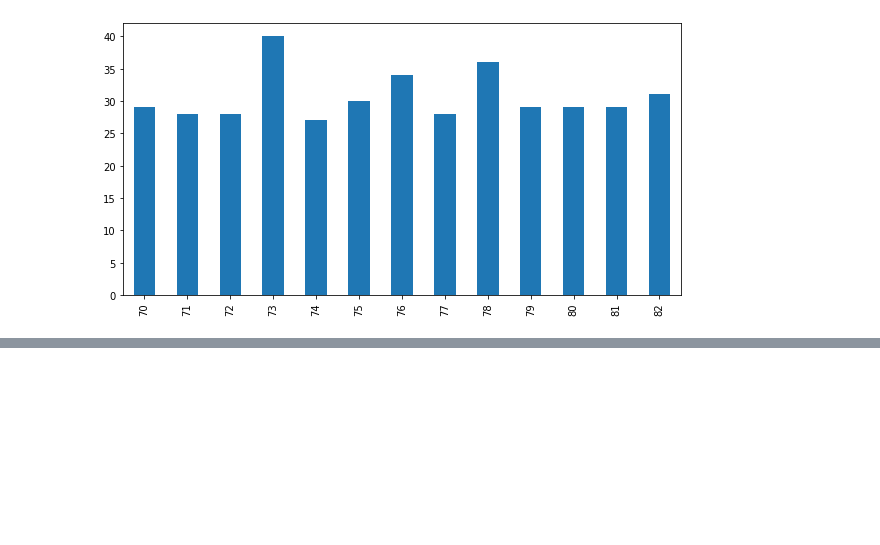
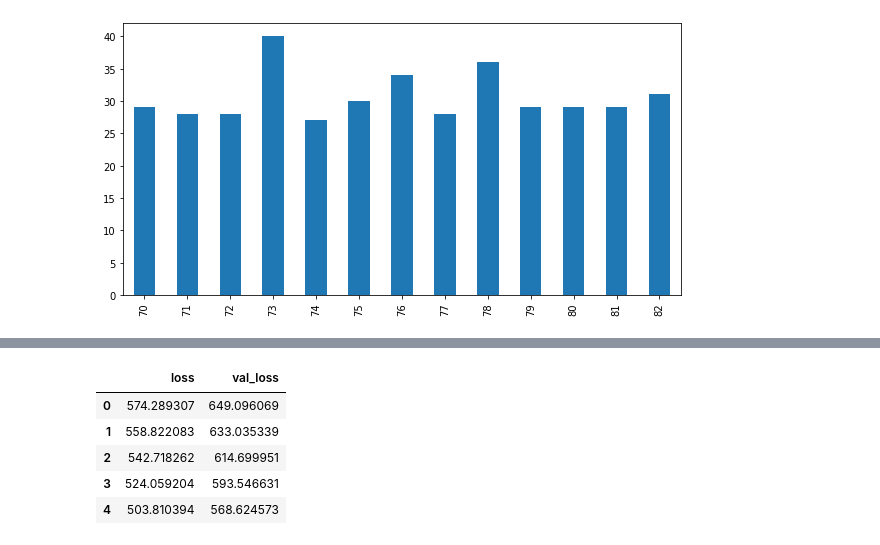
Before and after one commit to FabianAndersson17/Deep_learning_Fabian_Andersson, a Jupyter notebook: Exercises/exercise_0_mlp.ipynb, the cells around one changed output, grey strips where cells are left out. Drawn from its saved outputs; the diff is of its cells as text; code cells hidden in the pictures; blank space fills up the shorter version.

```diff
--- a/Exercises/exercise_0_mlp.ipynb
+++ b/Exercises/exercise_0_mlp.ipynb
@@ -63,7 +63,7 @@ df.query("horsepower.isna()")
 # %%
 from sklearn.impute import KNNImputer
 
-impute_knn = KNNImputer(n_neighbors=3)
+impute_knn = KNNImputer(n_neighbors=2)
 X = df["horsepower"].values.reshape(-1,1)
 full_horsepower = impute_knn.fit_transform(X)
 df.head()
@@ -94,0 +171,10 @@ df["model_year"].value_counts().sort_index().plot(kind="bar")
+# %%
+df_loss_adam = pd.DataFrame(model.history.history)
+df_loss_adam.head()
+# %% [output]
+|  | loss | val_loss |
+| 0 | 574.289307 | 649.096069 |
+| 1 | 558.822083 | 633.035339 |
+| 2 | 542.718262 | 614.699951 |
+| 3 | 524.059204 | 593.546631 |
+| 4 | 503.810394 | 568.624573 |
```
Also changed, not shown: parts of 9 cells of this notebook.
